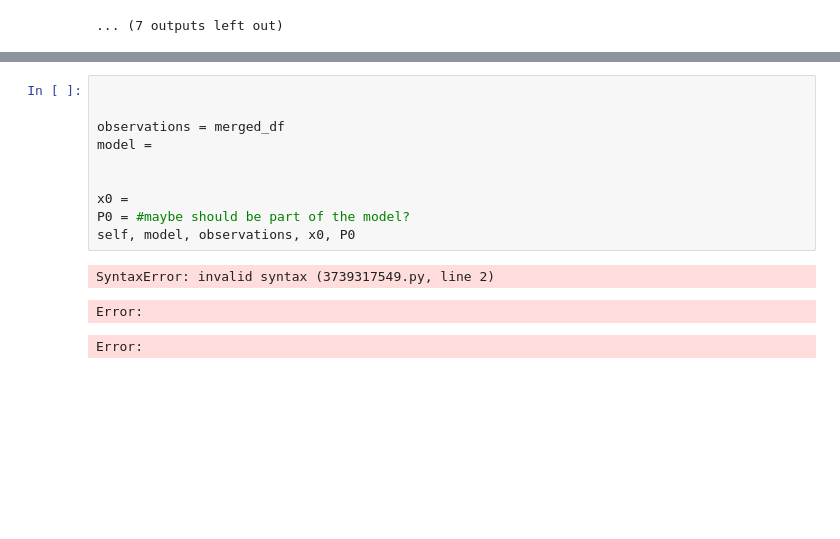
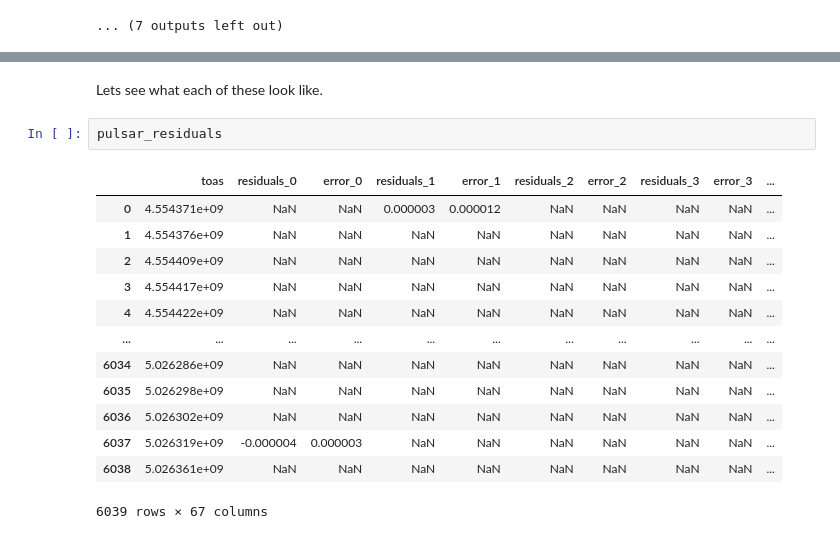
Before and after one commit to tomkimpson/Argus, a Jupyter notebook: notebooks/02e.loading_mock_data_with_argus.ipynb, the cells around one changed output, grey strips where cells are left out. Drawn from its saved outputs; the diff is of its cells as text; blank space fills up the shorter version.

```diff
--- a/notebooks/02e.loading_mock_data_with_argus.ipynb
+++ b/notebooks/02e.loading_mock_data_with_argus.ipynb
@@ -341,14 +153,18 @@ Error:
-# %%
-
-
-observations = merged_df
-model =
-
-
-x0 =
-P0 = #maybe should be part of the model?
-self, model, observations, x0, P0
-# %% [output]
-SyntaxError: invalid syntax (3739317549.py, line 2)
-Error:
-Error:
+# %% [markdown]
+Lets see what each of these look like.
+# %%
+pulsar_residuals
+# %% [output]
+|  | toas | residuals_0 | error_0 | residuals_1 | error_1 | residuals_2 | error_2 | residuals_3 | error_3 | ... |
+| 0 | 4.554371e+09 | NaN | NaN | 0.000003 | 0.000012 | NaN | NaN | NaN | NaN | ... |
+| 1 | 4.554376e+09 | NaN | NaN | NaN | NaN | NaN | NaN | NaN | NaN | ... |
+| 2 | 4.554409e+09 | NaN | NaN | NaN | NaN | NaN | NaN | NaN | NaN | ... |
+| 3 | 4.554417e+09 | NaN | NaN | NaN | NaN | NaN | NaN | NaN | NaN | ... |
+| 4 | 4.554422e+09 | NaN | NaN | NaN | NaN | NaN | NaN | NaN | NaN | ... |
+| ... | ... | ... | ... | ... | ... | ... | ... | ... | ... | ... |
+| 6034 | 5.026286e+09 | NaN | NaN | NaN | NaN | NaN | NaN | NaN | NaN | ... |
+| 6035 | 5.026298e+09 | NaN | NaN | NaN | NaN | NaN | NaN | NaN | NaN | ... |
+| 6036 | 5.026302e+09 | NaN | NaN | NaN | NaN | NaN | NaN | NaN | NaN | ... |
+| 6037 | 5.026319e+09 | -0.000004 | 0.000003 | NaN | NaN | NaN | NaN | NaN | NaN | ... |
+| 6038 | 5.026361e+09 | NaN | NaN | NaN | NaN | NaN | NaN | NaN | NaN | ... |
+6039 rows × 67 columns
```
Also changed, not shown: parts of 38 cells of this notebook, 5 other files.
